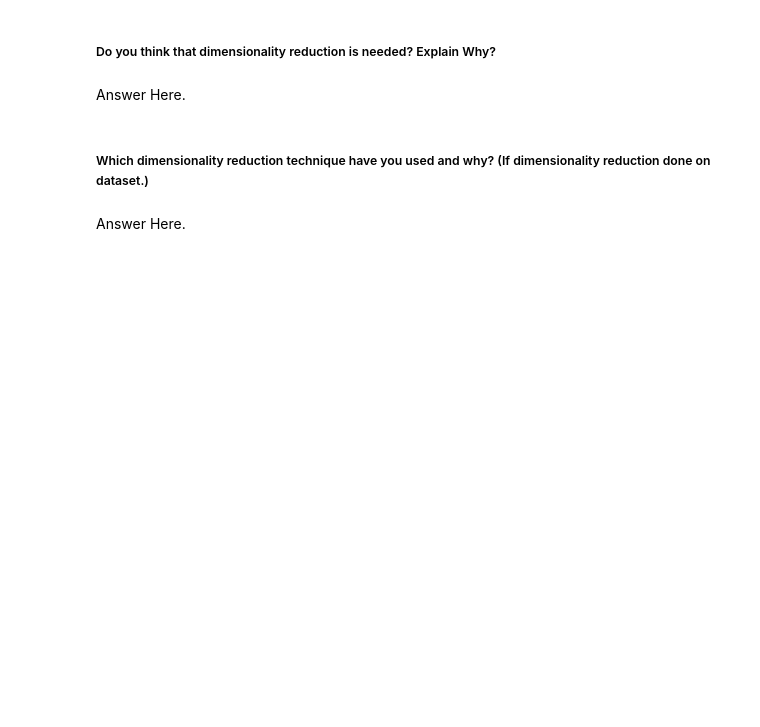
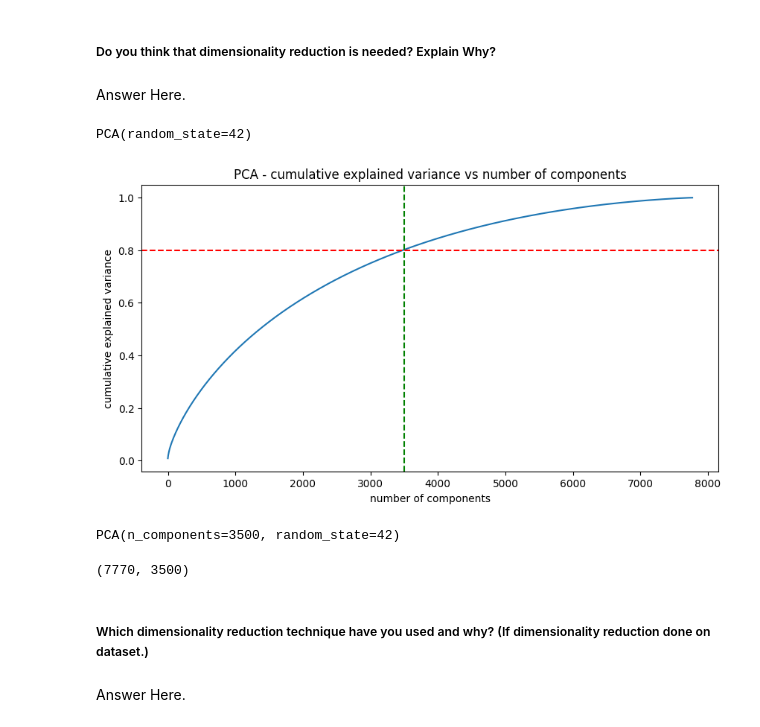
Before and after one commit to sourav03dutta/Netflix-Movies-and-TV-Shows-Clustering, a Jupyter notebook: Netflix_Movies_And_TV_Shows_Clustering.ipynb, the cells around one changed output. Cells and saved outputs as stored; diff of their text form; code cells hidden in the pictures; blank space fills up the shorter version.

```diff
--- a/Netflix_Movies_And_TV_Shows_Clustering.ipynb
+++ b/Netflix_Movies_And_TV_Shows_Clustering.ipynb
@@ -922,0 +922,3 @@ Netflix_Data.Clusters[0]
+# %%
+Netflix_Data['Clusters'] = lemmatize_verbs(Netflix_Data['Clusters'])
+Netflix_Data['Clusters'][0]
@@ -930,0 +933,6 @@ Answer Here.
+# %%
+# Tokenization
+
+tokenizer = TweetTokenizer()
+Netflix_Data['Clusters'] = Netflix_Data['Clusters'].apply(lambda x: tokenizer.tokenize(x))
+Netflix_Data['Clusters'][0]
@@ -934,0 +959,21 @@ Answer Here.
+# %%
+# Vectorizing Text
+
+# Tokenization
+def identity_tokenizer(text):
+    return text
+
+# Using TFIDF vectorizer to vectorize the corpus
+tfidf = TfidfVectorizer(tokenizer = identity_tokenizer, stop_words='english', lowercase=False, max_features = 20000)
+tfidf.fit_transform(Netflix_Data['Clusters'])
+
+# collect the vocabulary items used in the vectorizer
+dictionary = tfidf.vocabulary_.items()
+
+# convert vector into array form for clustering
+vector = tfidf.transform(Netflix_Data['Clusters']).toarray()
+
+# summarize encoded vector
+print(vector)
+print(f'shape of the vector : {vector.shape}')
+print(f'datatype : {type(vector)}')
@@ -974,6 +1029,38 @@ Answer Here.
 Answer Here.
 # %%
 # DImensionality Reduction (If needed)
+
+# using PCA to reduce dimensionality
+pca = PCA(random_state=42)
+pca.fit(vector)
+# %% [output]
+PCA(random_state=42)
+# %%
+# Explained variance for different number of components
+plt.figure(figsize=(10,5))
+plt.plot(np.cumsum(pca.explained_variance_ratio_))
+plt.title('PCA - cumulative explained variance vs number of components')
+plt.xlabel('number of components')
+plt.ylabel('cumulative explained variance')
+plt.axhline(y= 0.8, color='red', linestyle='--')
+plt.axvline(x= 3500, color='green', linestyle='--')
+plt.show()
+# %% [output]
+[figure, added]
+# %%
+# reducing the dimensions to 3000 using pca
+pca = PCA(n_components=3500, random_state=42)
+pca.fit(vector)
+# %% [output]
+PCA(n_components=3500, random_state=42)
+# %%
+# transformed features
+X = pca.transform(vector)
+
+# shape of transformed vectors
+X.shape
+# %% [output]
+(7770, 3500)
 # %% [markdown]
 ##### Which dimensionality reduction technique have you used and why? (If dimensionality reduction done on dataset.)
 # %% [markdown]
```
Also changed, not shown: parts of 19 cells of this notebook.
